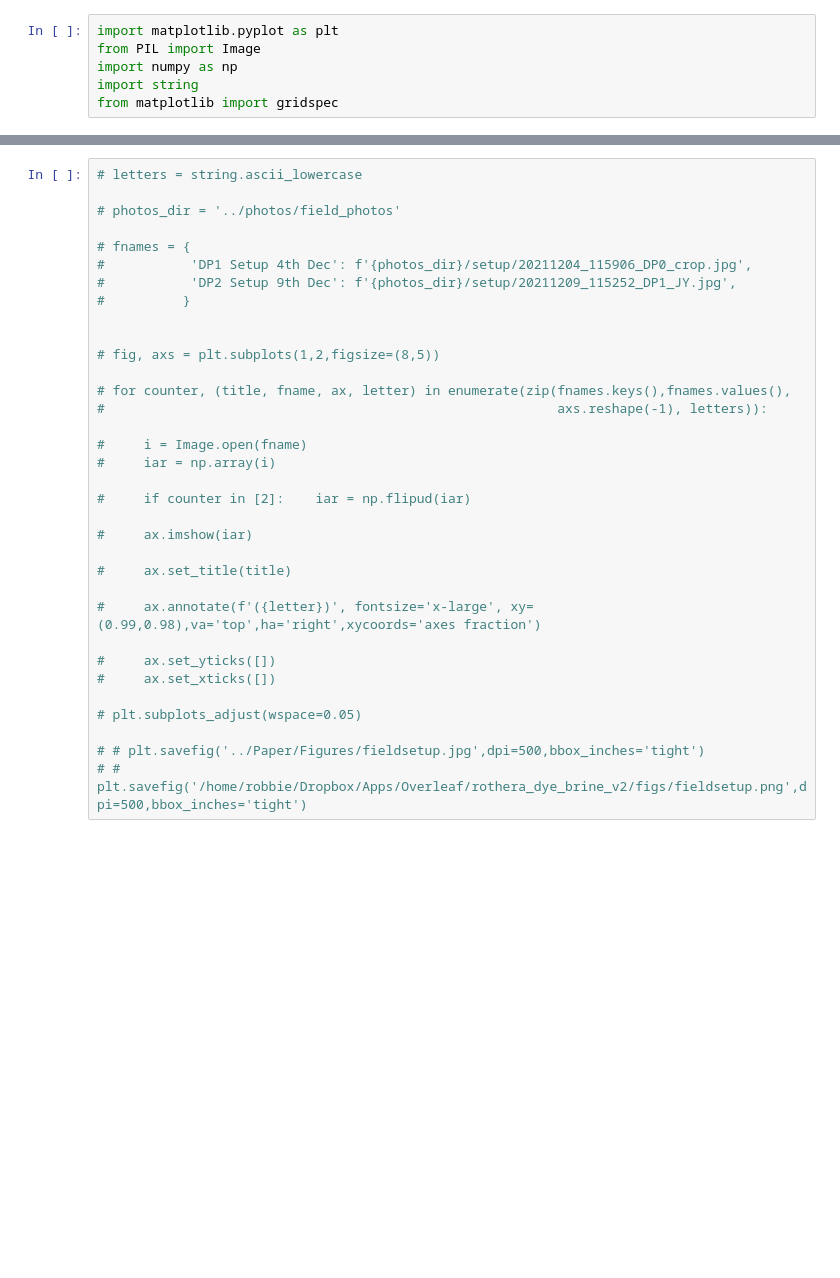
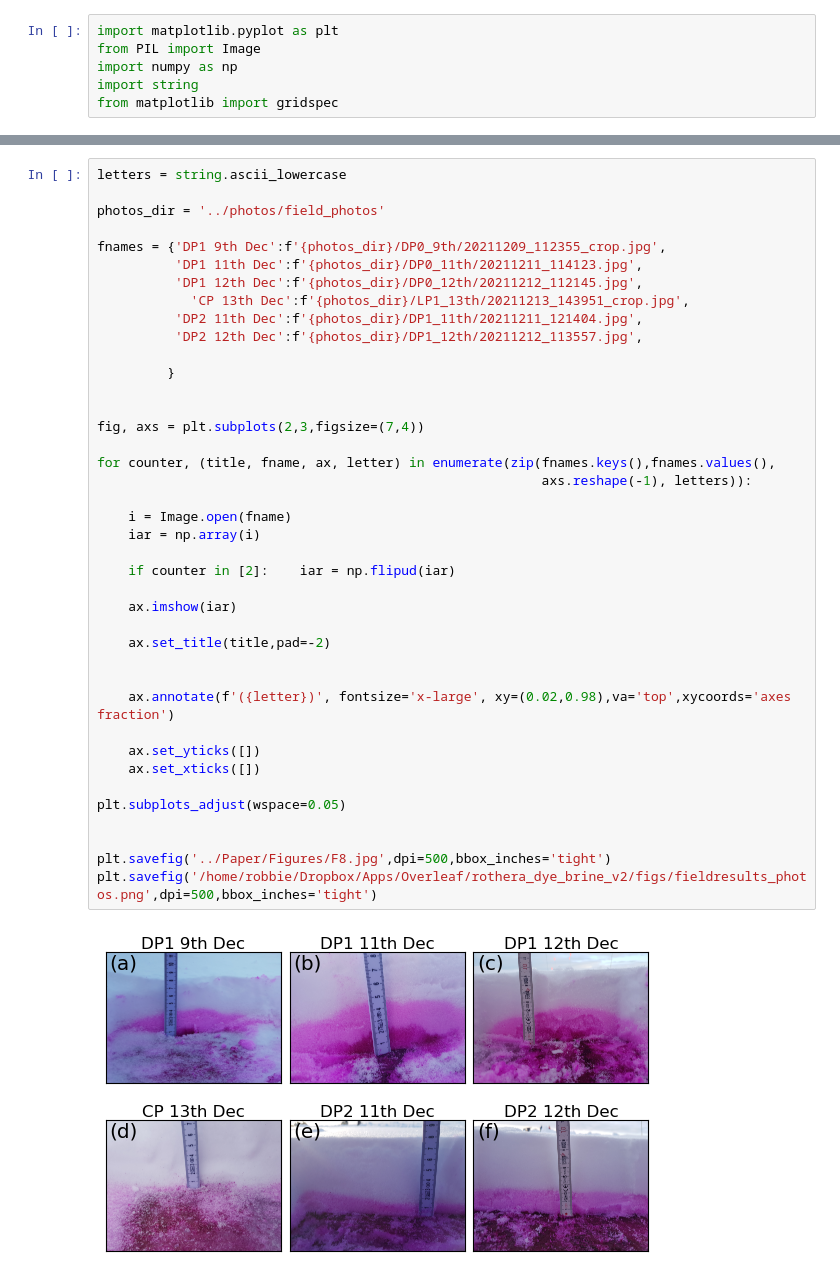
Before and after one commit to robbiemallett/dye_brine, a Jupyter notebook: notebooks/Make_F1_F7.ipynb, the cells around one changed output, grey strips where cells are left out. Drawn from its saved outputs; the diff is of its cells as text; blank space fills up the shorter version.

Commit message:
figures

```diff
--- a/notebooks/Make_F1_F7.ipynb
+++ b/notebooks/Make_F1_F7.ipynb
@@ -47,37 +48,45 @@ plt.savefig('/home/robbie/Dropbox/Apps/Overleaf/rothera_dye_brine_v2/figs/fieldr
-# %%
-# letters = string.ascii_lowercase
-
-# photos_dir = '../photos/field_photos'
-
-# fnames = {
-#           'DP1 Setup 4th Dec': f'{photos_dir}/setup/20211204_115906_DP0_crop.jpg',
-#           'DP2 Setup 9th Dec': f'{photos_dir}/setup/20211209_115252_DP1_JY.jpg',
-#          }
-
-
-# fig, axs = plt.subplots(1,2,figsize=(8,5))
-
-# for counter, (title, fname, ax, letter) in enumerate(zip(fnames.keys(),fnames.values(),
-#                                                          axs.reshape(-1), letters)):
-
-#     i = Image.open(fname)
-#     iar = np.array(i)
-
-#     if counter in [2]:    iar = np.flipud(iar)
-
-#     ax.imshow(iar)
-
-#     ax.set_title(title)
-
-#     ax.annotate(f'({letter})', fontsize='x-large', xy=(0.99,0.98),va='top',ha='right',xycoords='axes fraction')
-
-#     ax.set_yticks([])
-#     ax.set_xticks([])
-
-# plt.subplots_adjust(wspace=0.05)
-
-# # plt.savefig('../Paper/Figures/fieldsetup.jpg',dpi=500,bbox_inches='tight')
-# # plt.savefig('/home/robbie/Dropbox/Apps/Overleaf/rothera_dye_brine_v2/figs/fieldsetup.png',dpi=500,bbox_inches='tight')
+# %%
+letters = string.ascii_lowercase
+
+photos_dir = '../photos/field_photos'
+
+fnames = {'DP1 9th Dec':f'{photos_dir}/DP0_9th/20211209_112355_crop.jpg',
+          'DP1 11th Dec':f'{photos_dir}/DP0_11th/20211211_114123.jpg',
+          'DP1 12th Dec':f'{photos_dir}/DP0_12th/20211212_112145.jpg',
+            'CP 13th Dec':f'{photos_dir}/LP1_13th/20211213_143951_crop.jpg',
+          'DP2 11th Dec':f'{photos_dir}/DP1_11th/20211211_121404.jpg',
+          'DP2 12th Dec':f'{photos_dir}/DP1_12th/20211212_113557.jpg',
+
+         }
+
+
+fig, axs = plt.subplots(2,3,figsize=(7,4))
+
+for counter, (title, fname, ax, letter) in enumerate(zip(fnames.keys(),fnames.values(),
+                                                         axs.reshape(-1), letters)):
+
+    i = Image.open(fname)
+    iar = np.array(i)
+
+    if counter in [2]:    iar = np.flipud(iar)
+
+    ax.imshow(iar)
+
+    ax.set_title(title,pad=-2)
+
+
+    ax.annotate(f'({letter})', fontsize='x-large', xy=(0.02,0.98),va='top',xycoords='axes fraction')
+
+    ax.set_yticks([])
+    ax.set_xticks([])
+
+plt.subplots_adjust(wspace=0.05)
+
+
+plt.savefig('../Paper/Figures/F8.jpg',dpi=500,bbox_inches='tight')
+plt.savefig('/home/robbie/Dropbox/Apps/Overleaf/rothera_dye_brine_v2/figs/fieldresults_photos.png',dpi=500,bbox_inches='tight')
+# %% [output]
+[figure, added]
 # %%
 letters = string.ascii_lowercase
 
```
Also changed, not shown: parts of 2 cells of this notebook, 17 other files.
